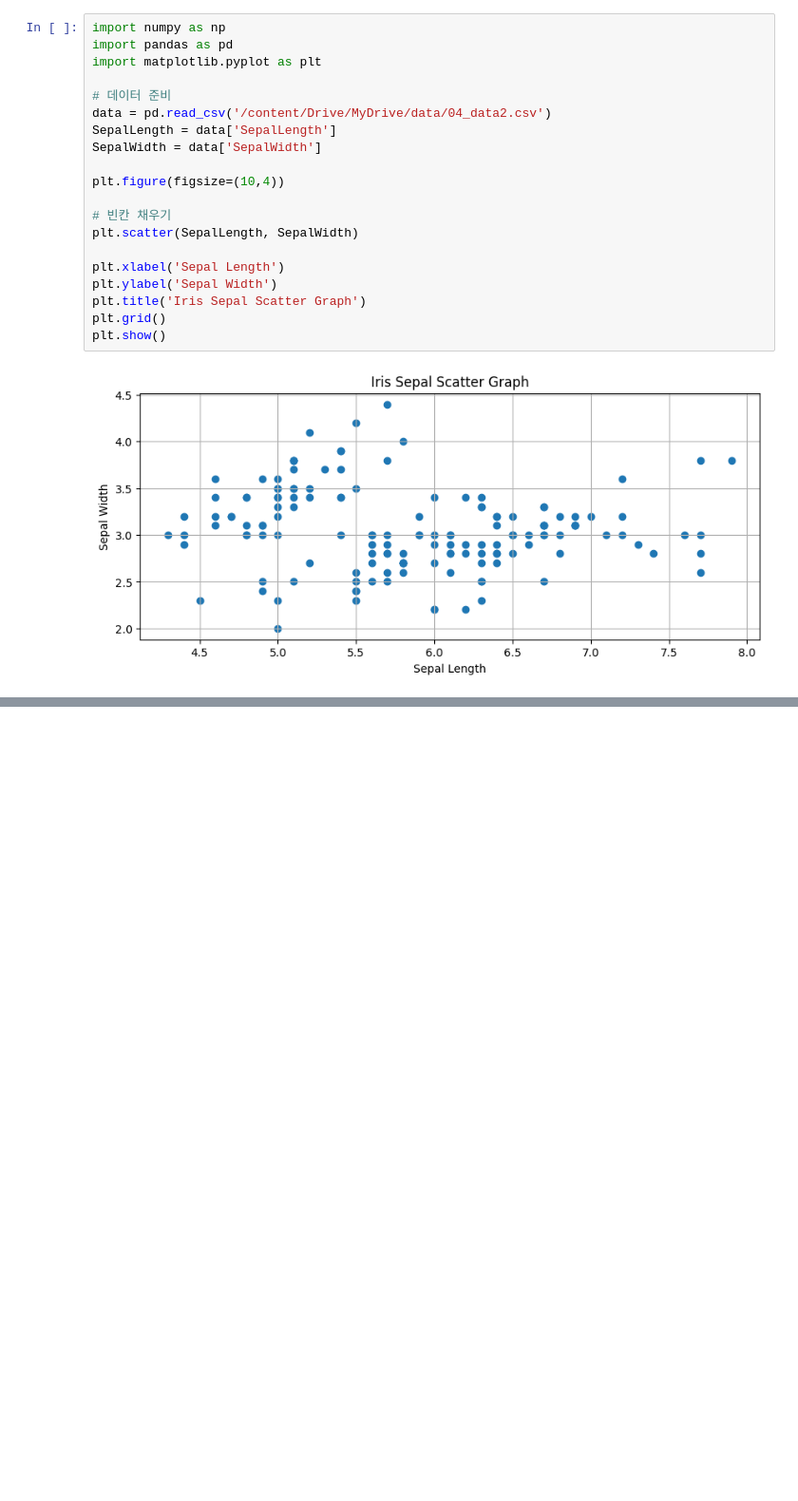
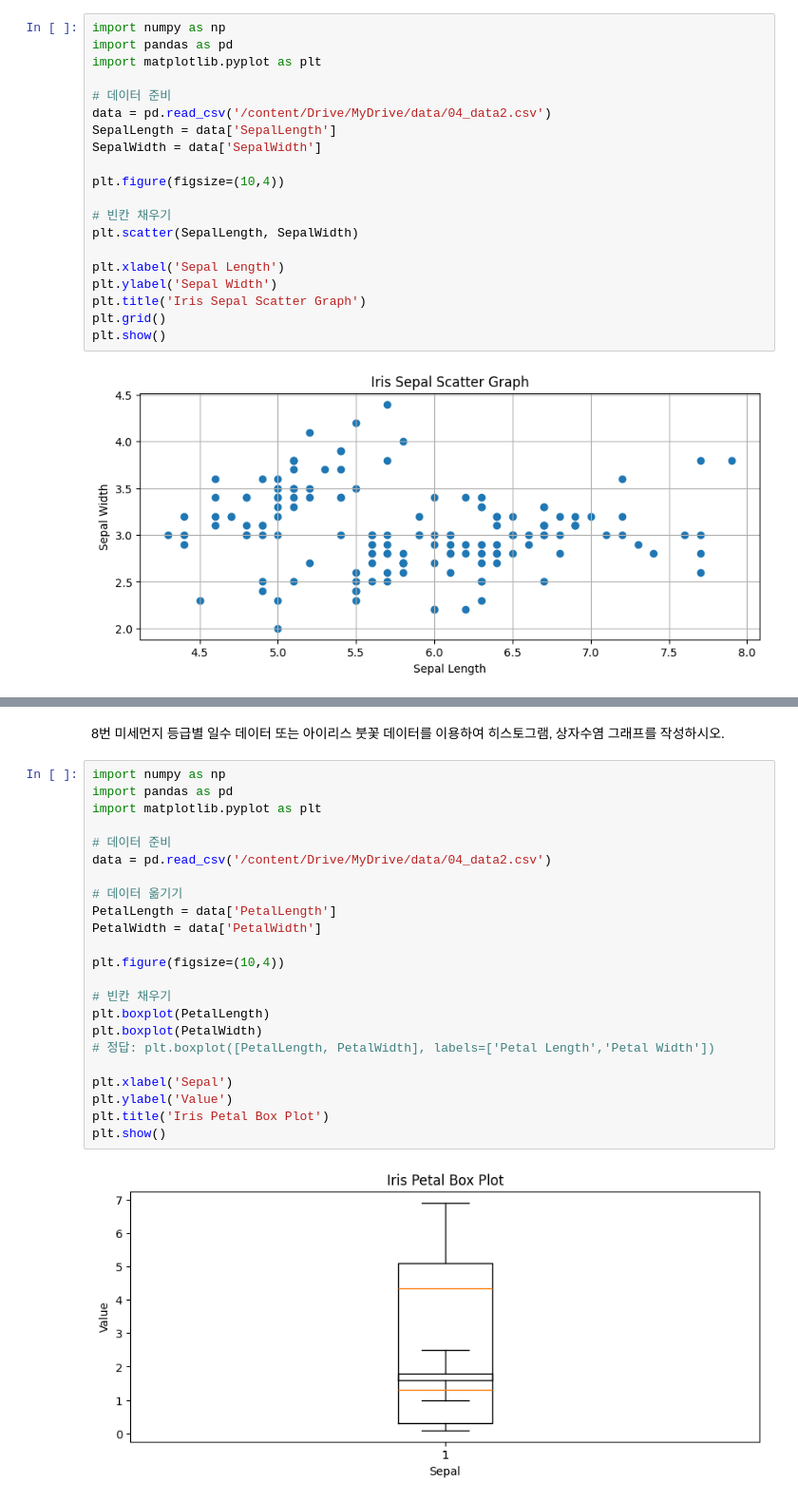
Before and after one commit to among5094/Big-Data-Integrated-Analysis, a Jupyter notebook: week04_CH04_시각화_라이브러리1/CH04장_연습문제.ipynb, the cells around one changed output, grey strips where cells are left out. Shown at 95% size. Drawn from its saved outputs; the diff is of its cells as text; blank space fills up the shorter version.

```diff
--- a/week04_CH04_시각화_라이브러리1/CH04장_연습문제.ipynb
+++ b/week04_CH04_시각화_라이브러리1/CH04장_연습문제.ipynb
@@ -103,0 +119,27 @@ data = pd.read_csv('/content/Drive/MyDrive/data/04_data2.csv')
+# %% [markdown]
+8번 미세먼지 등급별 일수 데이터 또는 아이리스 붓꽃 데이터를 이용하여 히스토그램, 상자수염 그래프를 작성하시오.
+# %%
+import numpy as np
+import pandas as pd
+import matplotlib.pyplot as plt
+
+# 데이터 준비
+data = pd.read_csv('/content/Drive/MyDrive/data/04_data2.csv')
+
+# 데이터 옮기기
+PetalLength = data['PetalLength']
+PetalWidth = data['PetalWidth']
+
+plt.figure(figsize=(10,4))
+
+# 빈칸 채우기
+plt.boxplot(PetalLength)
+plt.boxplot(PetalWidth)
+# 정답: plt.boxplot([PetalLength, PetalWidth], labels=['Petal Length','Petal Width'])
+
+plt.xlabel('Sepal')
+plt.ylabel('Value')
+plt.title('Iris Petal Box Plot')
+plt.show()
+# %% [output]
+[figure, added]
```
Also changed, not shown: parts of 2 cells of this notebook.
